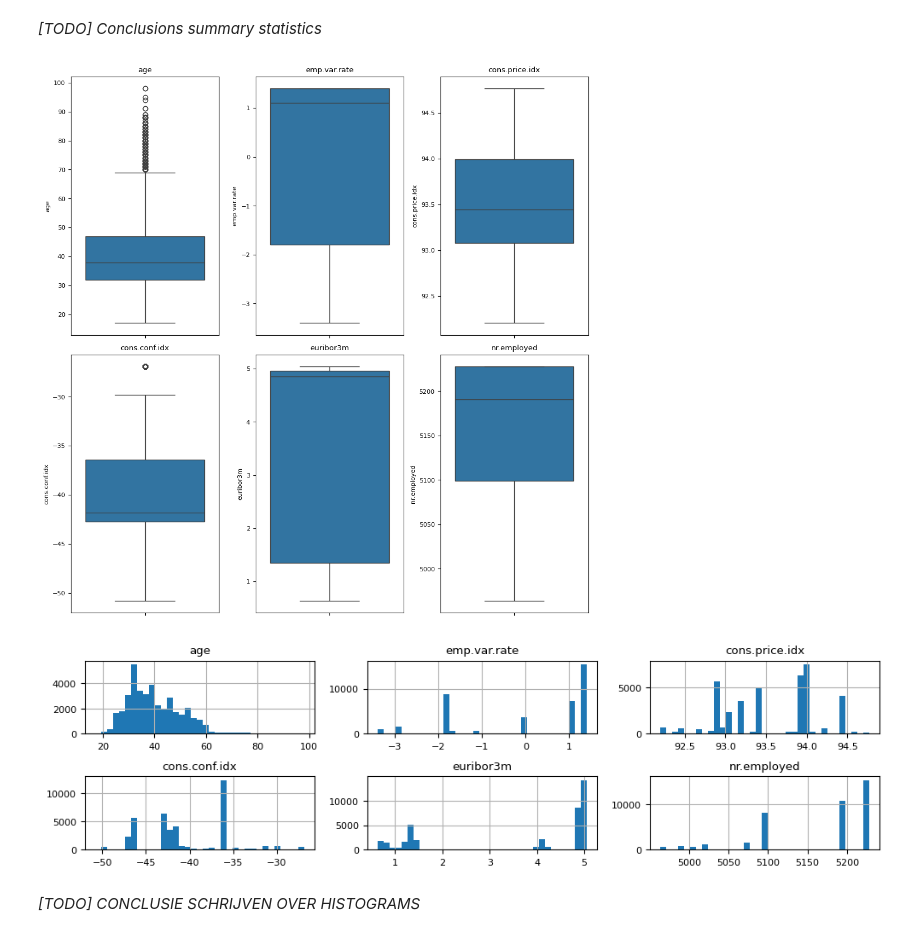
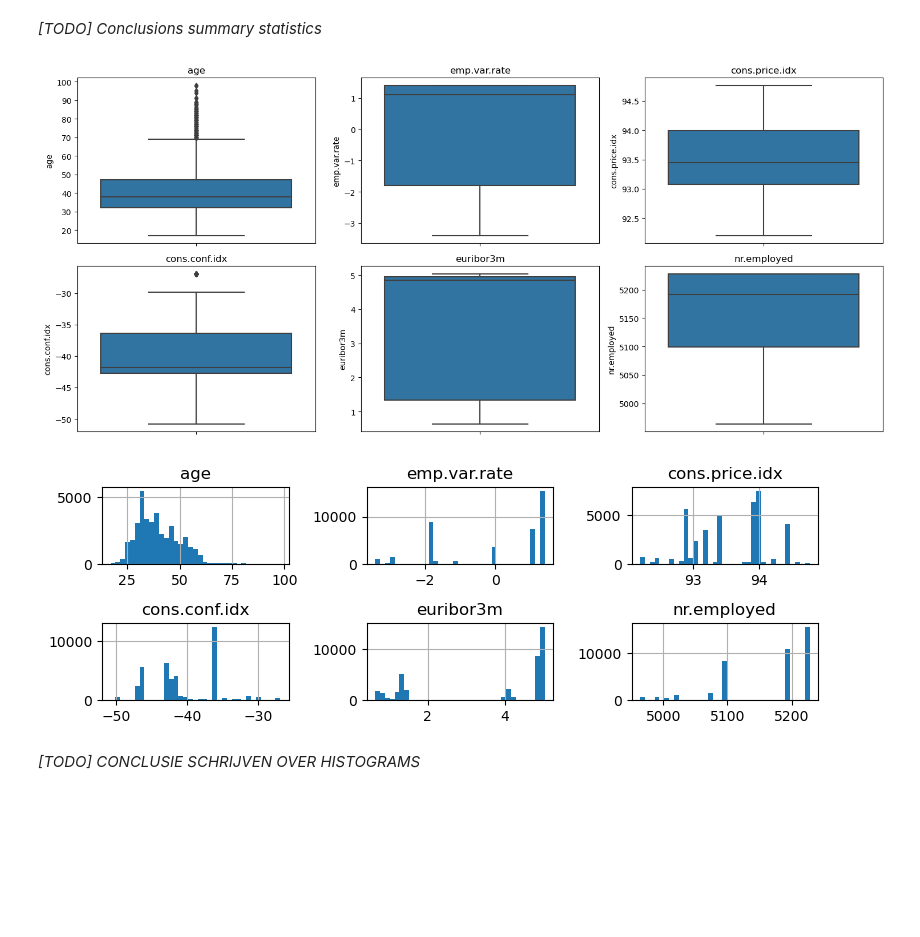
Before and after one commit to DSBE-Semester-A/DataMining, a Jupyter notebook: Assignment2/Assignment_2.ipynb, the cells around one changed output. Saved outputs shown, nothing was run; the diff lists cells and outputs as text; code cells hidden in the pictures; blank space fills up the shorter version.

```diff
--- a/Assignment2/Assignment_2.ipynb
+++ b/Assignment2/Assignment_2.ipynb
@@ -184,18 +187,18 @@ df_demo[numerical_columns].describe(include='all')
 *[TODO] Conclusions summary statistics*
 # %%
 # create a figure with barplot subplots
-plt.figure(figsize=(10, 15))
+plt.figure(figsize=(15, 10))
 for i, feature in enumerate(numerical_columns, 1):
     plt.subplot(len(numerical_columns)//3 + 1, 3, i)
     sns.boxplot(y=df_demo[feature], showfliers=True)
     plt.title(feature)
 plt.tight_layout()
 plt.show()
 # %% [output]
-[figure, old version]
+[figure, new version]
 # %%
 # create a figure with histogram subplots
-plt.figure(figsize=(10, 4))
+plt.figure(figsize=(8, 4))
 for i, feature in enumerate(numerical_columns, 1):
     plt.subplot(len(numerical_columns)//3 + 1, 3, i)
     df_demo[feature].hist(bins=35)
@@ -203,7 +206,7 @@ for i, feature in enumerate(numerical_columns, 1):
 plt.tight_layout()
 plt.show()
 # %% [output]
-[figure, old version]
+[figure, new version]
 # %% [markdown]
 *[TODO] CONCLUSIE SCHRIJVEN OVER HISTOGRAMS*
 # %% [markdown]
```
Also changed, not shown: parts of 33 cells of this notebook.
